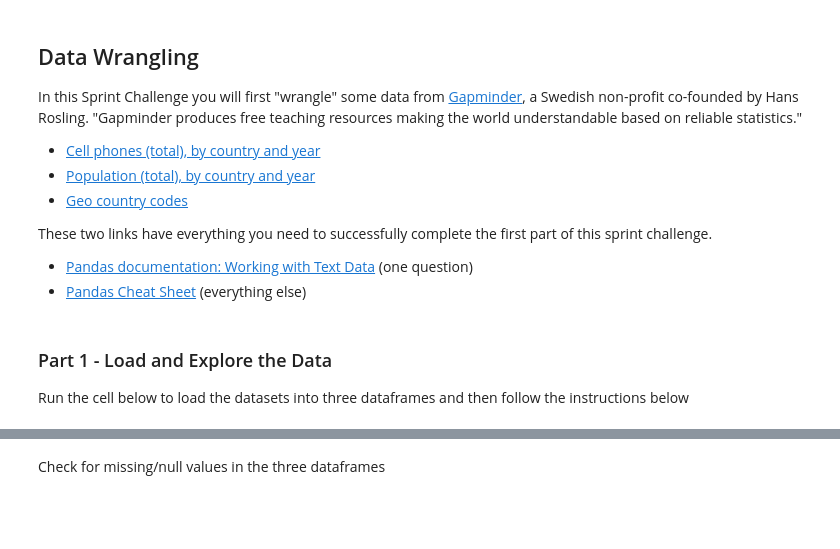
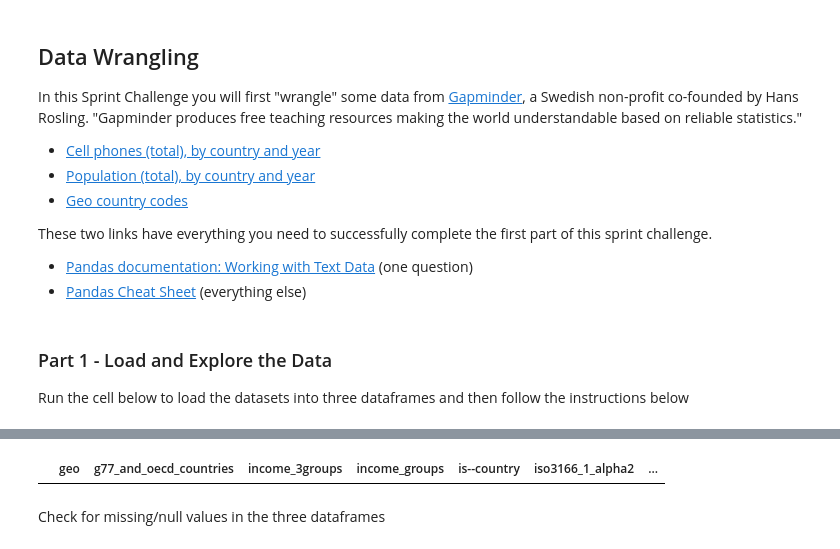
Before and after one commit to JoshuaHaga/DS-Unit-1-Sprint-1-Data-Wrangling-and-Storytelling, a Jupyter notebook: DS_Unit_1_Sprint_Challenge_1_Data_Wrangling_and_Storytelling.ipynb, the cells around one changed output, grey strips where cells are left out. Cells and saved outputs as stored; diff of their text form; code cells hidden in the pictures; blank space fills up the shorter version.

```diff
--- a/DS_Unit_1_Sprint_Challenge_1_Data_Wrangling_and_Storytelling.ipynb
+++ b/DS_Unit_1_Sprint_Challenge_1_Data_Wrangling_and_Storytelling.ipynb
@@ -40,3 +50,7 @@ dtype: int64
+# %%
+geo_country_codes.dropna()
+# %% [output]
+|  | geo | g77_and_oecd_countries | income_3groups | income_groups | is--country | iso3166_1_alpha2 | ... |
 # %% [markdown]
 Check for missing/null values in the three dataframes
 # %%
```
Also changed, not shown: parts of 8 cells of this notebook.
